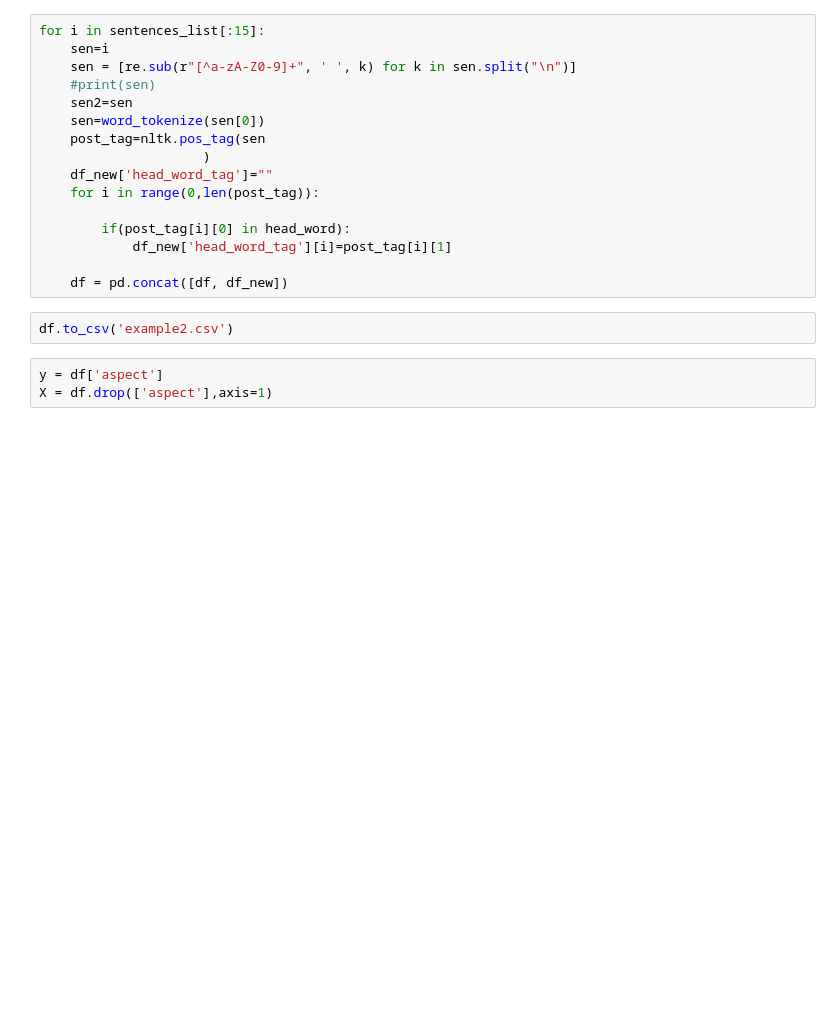
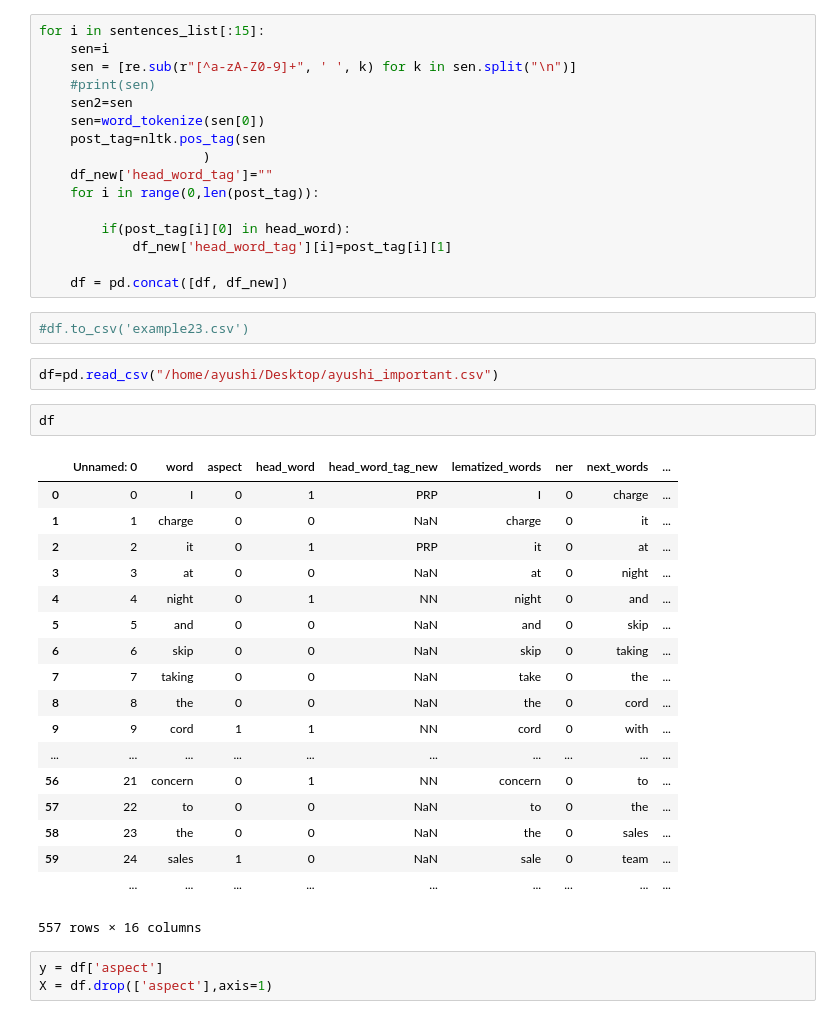
Before and after one commit to 837683ayushi/Aspect_term_extraction, a Jupyter notebook: aspect_term_extraction.ipynb, the cells around one changed output. Drawn from its saved outputs; the diff is of its cells as text; blank space fills up the shorter version.

```diff
--- a/aspect_term_extraction.ipynb
+++ b/aspect_term_extraction.ipynb
@@ -667,8 +733,31 @@ for i in sentences_list[:15]:
             df_new['head_word_tag'][i]=post_tag[i][1]
 
     df = pd.concat([df, df_new])
-# %%
-df.to_csv('example2.csv')
+# %%
+#df.to_csv('example23.csv')
+# %%
+df=pd.read_csv("/home/ayushi/Desktop/ayushi_important.csv")
+# %%
+df
+# %% [output]
+|  | Unnamed: 0 | word | aspect | head_word | head_word_tag_new | lematized_words | ner | next_words | ... |
+| 0 | 0 | I | 0 | 1 | PRP | I | 0 | charge | ... |
+| 1 | 1 | charge | 0 | 0 | NaN | charge | 0 | it | ... |
+| 2 | 2 | it | 0 | 1 | PRP | it | 0 | at | ... |
+| 3 | 3 | at | 0 | 0 | NaN | at | 0 | night | ... |
+| 4 | 4 | night | 0 | 1 | NN | night | 0 | and | ... |
+| 5 | 5 | and | 0 | 0 | NaN | and | 0 | skip | ... |
+| 6 | 6 | skip | 0 | 0 | NaN | skip | 0 | taking | ... |
+| 7 | 7 | taking | 0 | 0 | NaN | take | 0 | the | ... |
+| 8 | 8 | the | 0 | 0 | NaN | the | 0 | cord | ... |
+| 9 | 9 | cord | 1 | 1 | NN | cord | 0 | with | ... |
+| ... | ... | ... | ... | ... | ... | ... | ... | ... | ... |
+| 56 | 21 | concern | 0 | 1 | NN | concern | 0 | to | ... |
+| 57 | 22 | to | 0 | 0 | NaN | to | 0 | the | ... |
+| 58 | 23 | the | 0 | 0 | NaN | the | 0 | sales | ... |
+| 59 | 24 | sales | 1 | 0 | NaN | sale | 0 | team | ... |
+|  | ... | ... | ... | ... | ... | ... | ... | ... | ... |
+557 rows × 16 columns
 # %%
 y = df['aspect']
 X = df.drop(['aspect'],axis=1)
```
Also changed, not shown: parts of 16 cells of this notebook.
